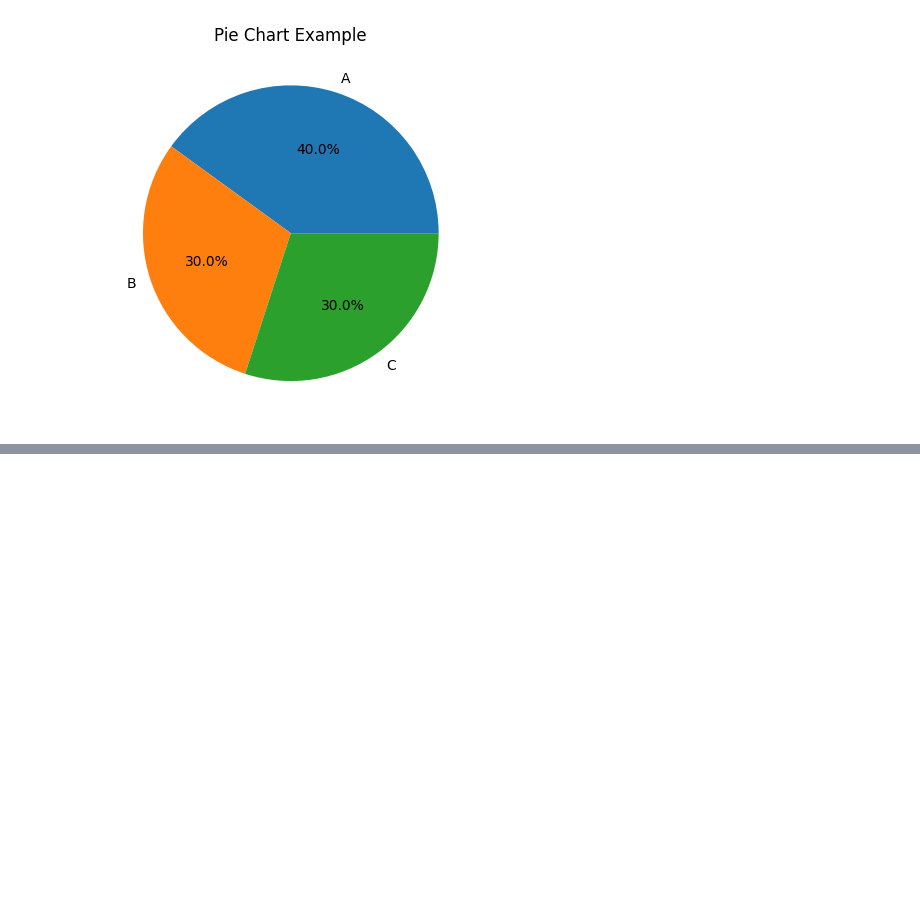
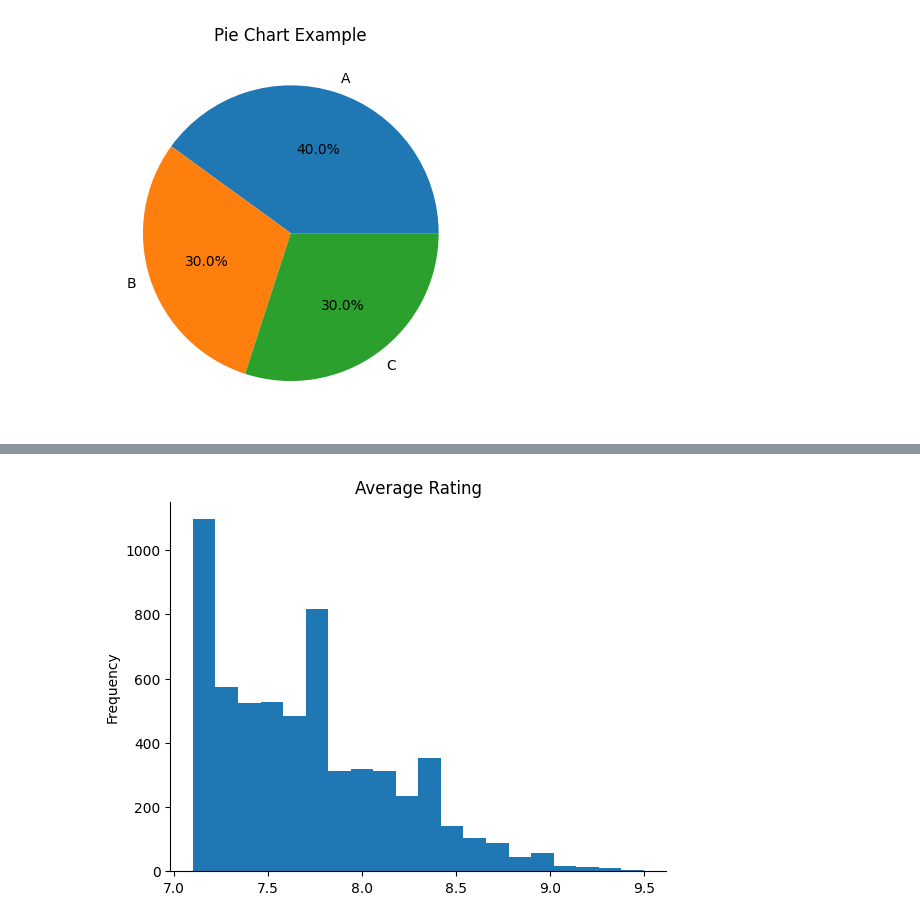
Before and after one commit to Esteban-Prince/VDA-CPE-031-CPE21S4, a Jupyter notebook: Lab_Matplotlib.ipynb, the cells around one changed output, grey strips where cells are left out. Cells and saved outputs as stored; diff of their text form; code cells hidden in the pictures; blank space fills up the shorter version.

```diff
--- a/Lab_Matplotlib.ipynb
+++ b/Lab_Matplotlib.ipynb
@@ -210,0 +213,7 @@ plt.show()
+# %%
+from google.colab import files
+import pandas as pd
+
+data = pd.read_csv('data.csv')
+imdb = pd.DataFrame(data)
+imdb
@@ -210,0 +234,6 @@ plt.show()
+# %%
+from matplotlib import pyplot as plt
+imdb['averageRating'].plot(kind='hist', bins=20, title='Average Rating')
+plt.gca().spines[['top', 'right',]].set_visible(False)
+# %% [output]
+[figure, added]
```
Also changed, not shown: parts of 5 cells of this notebook.
